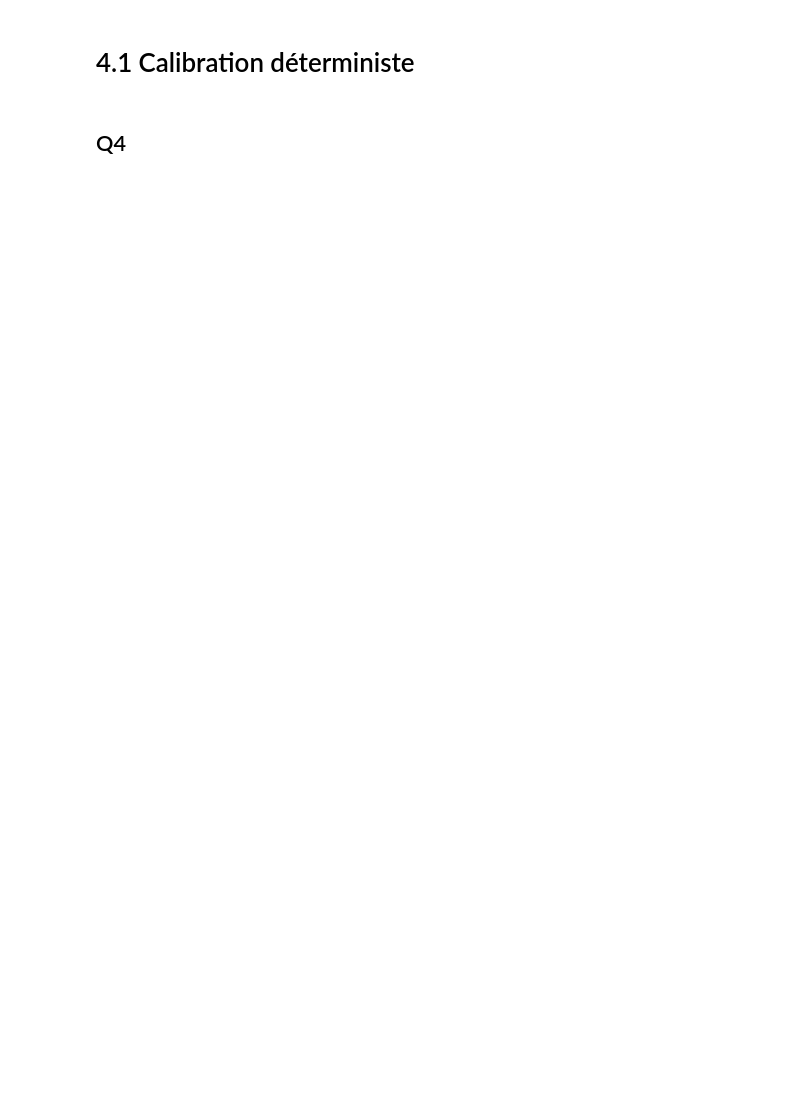
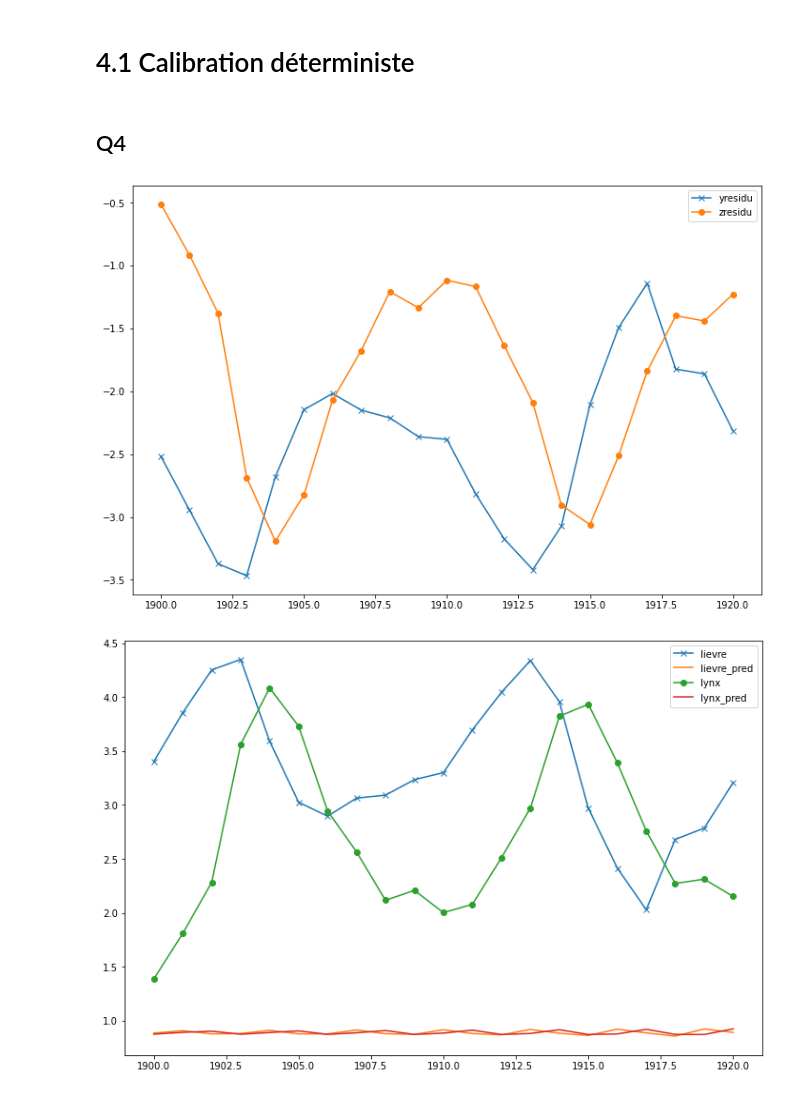
Before and after one commit to ZayedH/MAP568_project, a Jupyter notebook: MAP568.ipynb, the cells around one changed output. Saved outputs shown, nothing was run; the diff lists cells and outputs as text; code cells hidden in the pictures; blank space fills up the shorter version.

```diff
--- a/MAP568.ipynb
+++ b/MAP568.ipynb
@@ -44,10 +45,9 @@ gamma = np.random.lognormal(0.5,0.2,Nsamples)
 y0 = np.random.lognormal(1,1,Nsamples)
 z0 = np.random.lognormal(1,1,Nsamples)
 # %%
-N = 10001
+N = 10000
 dt = 20/(N-1) # pour trouver l'indice de l'année k=année/dt
-t0 = 1900
-solution = resolutionSystem1Euler(alpha,beta,delta,gamma,y0,z0,t0,dt,N)
+solution = resolutionSystem1Euler(alpha,beta,delta,gamma,y0,z0,dt,N)
 # %%
 # def MC(samples):
 
@@ -167,0 +164,43 @@ plt.show()
+# %%
+x0 = [1.5,1.04,1.1,1.6,4,6]
+args = (dt,N,lievre,lynx)
+mean = np.array([0.5, 0.05, 0.05, 0.5, 1, 1])
+var = np.array([0.2, 0.02, 0.2, 0.02, 1, 1])
+min_bound = np.exp(mean - 2*var)
+max_bound = np.exp(mean + 2*var)
+bound = np.concatenate((min_bound, max_bound)).reshape((6,2), order='F')
+print(bound)
+
+xtest=np.array([2.59587572, 0.33653666, 0.41752512, 2.66327358, 3.87997734,
+       5.89152779])
+# print(min_bound)
+# print(max_bound)
+# print(epsilon(xtest,*args))
+# %%
+result = minimize(epsilon,x0,args=args,method="SLSQP",bounds= bound)
+x = result['x']
+
+temps,y,z = resolutionSystem1Euler(x[0],x[1],x[2],x[3],x[4],x[5],args[0],args[1])
+dt = args[0]
+ypred = y[[int(k/dt) for k in range(21)]]
+zpred = z[[int(k/dt) for k in range(21)]]
+yresidu = np.log(ypred)-np.log(args[2])
+zresidu = np.log(zpred)-np.log(args[3])
+
+plt.figure(figsize=(12,8), facecolor='white')
+plt.plot(annee,yresidu,"-x", label = "yresidu")
+plt.plot(annee,zresidu, "-o",label = "zresidu")
+plt.legend()
+plt.show()
+
+
+plt.figure(figsize=(12,8), facecolor='white')
+plt.plot(annee,np.log(args[2]),"-x", label = "lievre")
+plt.plot(annee,np.log(ypred), label = "lievre_pred")
+plt.plot(annee,np.log(args[3]), "-o",label = "lynx")
+plt.plot(annee,np.log(zpred),label = "lynx_pred")
+plt.legend()
+plt.show()
+# %% [output]
+[figure, added]
+[figure, added]
```
Also changed, not shown: parts of 15 cells of this notebook.
